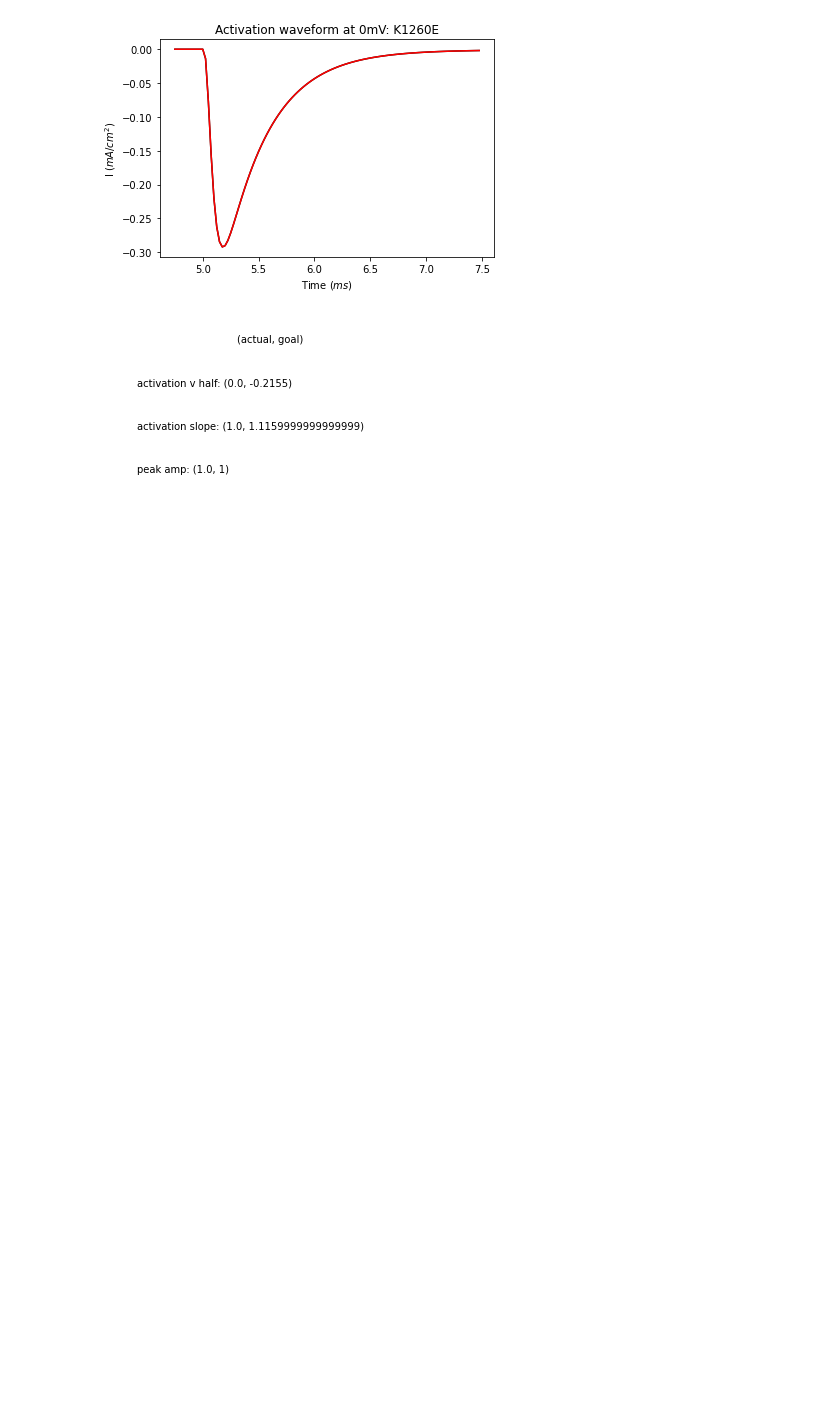
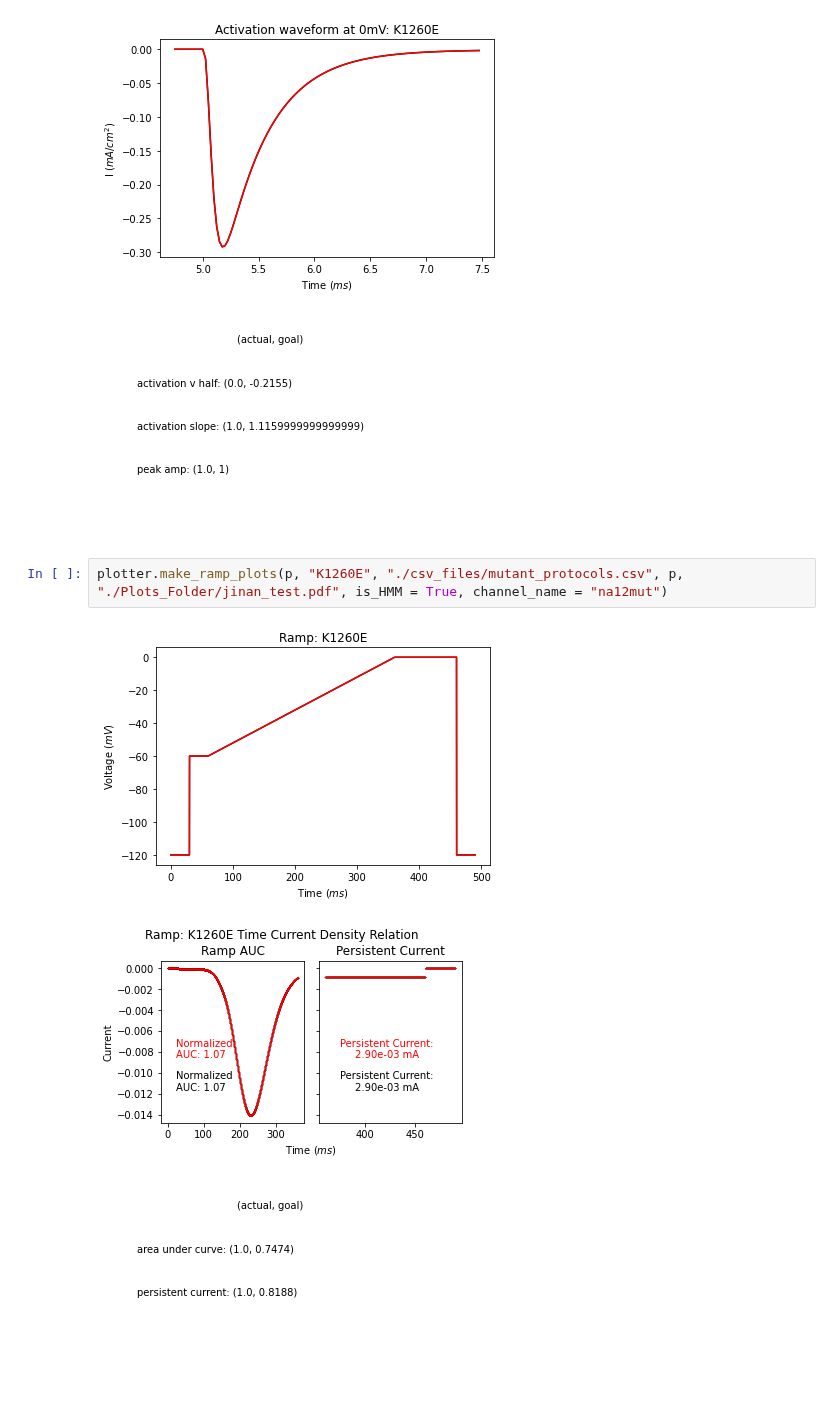
Before and after one commit to roybens/SimulatingVariants, a Jupyter notebook: Optimization_HHtoHMM_plotter_demo.ipynb, the cells around one changed output. Cells and saved outputs as stored; diff of their text form; blank space fills up the shorter version.

Commit message:
Added Ramp plotting to HMM ver

```diff
--- a/Optimization_HHtoHMM_plotter_demo.ipynb
+++ b/Optimization_HHtoHMM_plotter_demo.ipynb
@@ -63,6 +63,12 @@ activation slope: (1.0, 1.1159999999999999)
 [figure]
 [figure]
 [figure]
+# %%
+plotter.make_ramp_plots(p, "K1260E", "./csv_files/mutant_protocols.csv", p, "./Plots_Folder/jinan_test.pdf", is_HMM = True, channel_name = "na12mut")
+# %% [output]
+[figure, added]
+[figure, added]
+[figure, added]
 # %%
 wt_inact = h.Inactivation()
 wt_inact.genInactivation()
```
Also changed, not shown: parts of 3 cells of this notebook, 3 other files.
